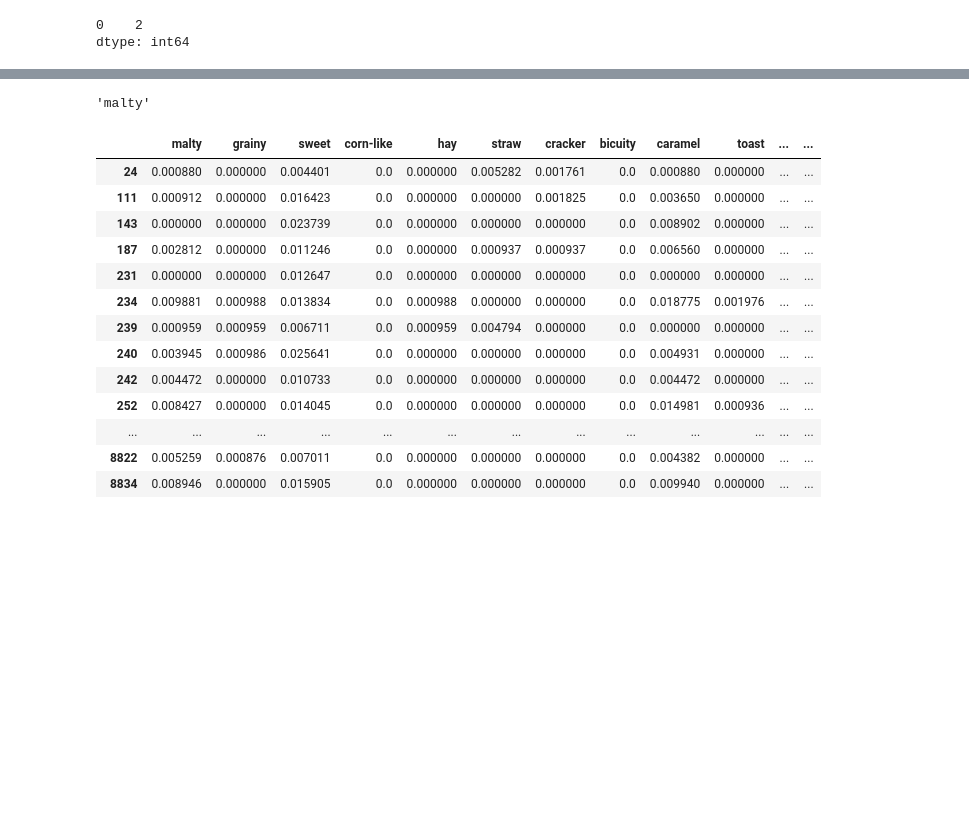
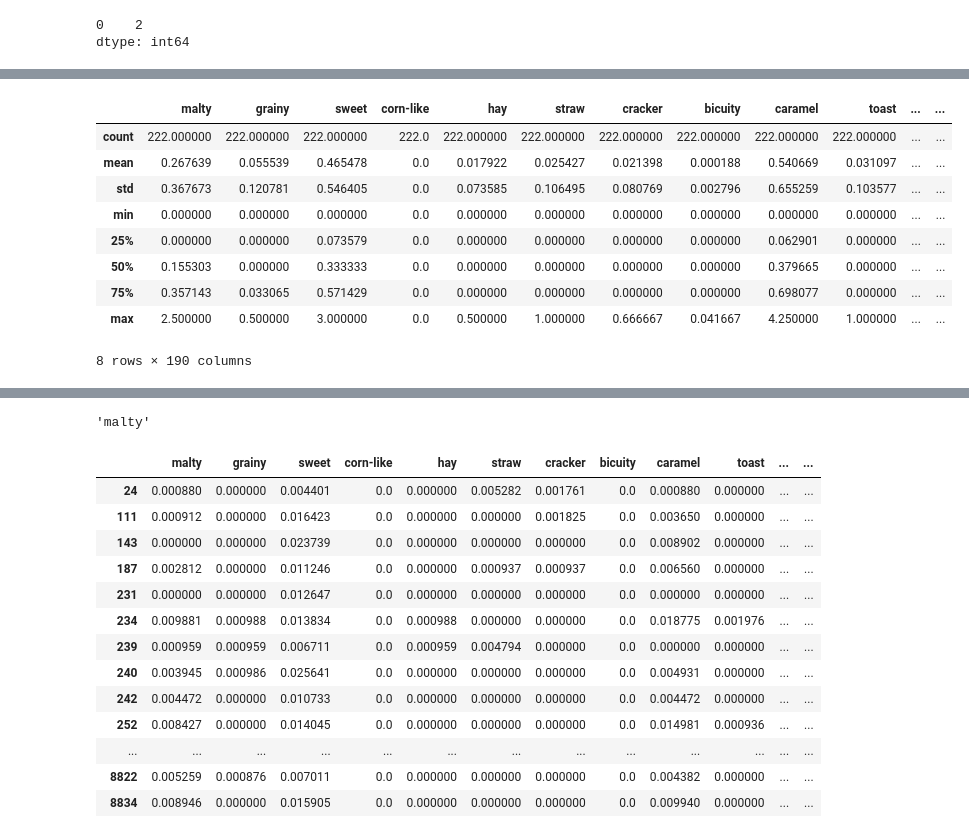
Before and after one commit to mactzu/PredictivePandas, a Jupyter notebook: work/yann/Untitled1.ipynb, the cells around one changed output, grey strips where cells are left out. Drawn from its saved outputs; the diff is of its cells as text; code cells hidden in the pictures; blank space fills up the shorter version.

```diff
--- a/work/yann/Untitled1.ipynb
+++ b/work/yann/Untitled1.ipynb
@@ -93,0 +140,34 @@ userInput
+# %%
+beer_id=[]
+
+if len(beerdata)<6:
+    beer_id=beerdata["beer_id"].array
+else:
+    # add user input to dataframe in order to calculate cosine similarity
+    matrix=pd.DataFrame()
+    for i in range(14,189):
+        matrix[beerdata.columns[i]]=beerdata[beerdata.columns[i]]/beerdata["numberof_reviews"]
+    matrix["Kmeans Cluster"]=beerdata["Kmeans Cluster"]
+    matLen=len(matrix)
+    for i in range(14,189):
+        for j in words:
+            if beerdata.columns[i]==j:
+                matrix.loc[matLen,beerdata.columns[i]]=1
+            else:
+                matrix.loc[matLen,beerdata.columns[i]]=0
+    # add cluster
+    beerdata.loc[matLen,"Kmeans Cluster"]=cluster[0]
+    matrix_bin=pd.get_dummies(matrix, columns=["Kmeans Cluster"])
+# %%
+matrix_bin.describe()
+# %% [output]
+|  | malty | grainy | sweet | corn-like | hay | straw | cracker | bicuity | caramel | toast | ... | ... |
+| count | 222.000000 | 222.000000 | 222.000000 | 222.0 | 222.000000 | 222.000000 | 222.000000 | 222.000000 | 222.000000 | 222.000000 | ... | ... |
+| mean | 0.267639 | 0.055539 | 0.465478 | 0.0 | 0.017922 | 0.025427 | 0.021398 | 0.000188 | 0.540669 | 0.031097 | ... | ... |
+| std | 0.367673 | 0.120781 | 0.546405 | 0.0 | 0.073585 | 0.106495 | 0.080769 | 0.002796 | 0.655259 | 0.103577 | ... | ... |
+| min | 0.000000 | 0.000000 | 0.000000 | 0.0 | 0.000000 | 0.000000 | 0.000000 | 0.000000 | 0.000000 | 0.000000 | ... | ... |
+| 25% | 0.000000 | 0.000000 | 0.073579 | 0.0 | 0.000000 | 0.000000 | 0.000000 | 0.000000 | 0.062901 | 0.000000 | ... | ... |
+| 50% | 0.155303 | 0.000000 | 0.333333 | 0.0 | 0.000000 | 0.000000 | 0.000000 | 0.000000 | 0.379665 | 0.000000 | ... | ... |
+| 75% | 0.357143 | 0.033065 | 0.571429 | 0.0 | 0.000000 | 0.000000 | 0.000000 | 0.000000 | 0.698077 | 0.000000 | ... | ... |
+| max | 2.500000 | 0.500000 | 3.000000 | 0.0 | 0.500000 | 1.000000 | 0.666667 | 0.041667 | 4.250000 | 1.000000 | ... | ... |
+8 rows × 190 columns
```
Also changed, not shown: parts of 14 cells of this notebook, 26 other files.
